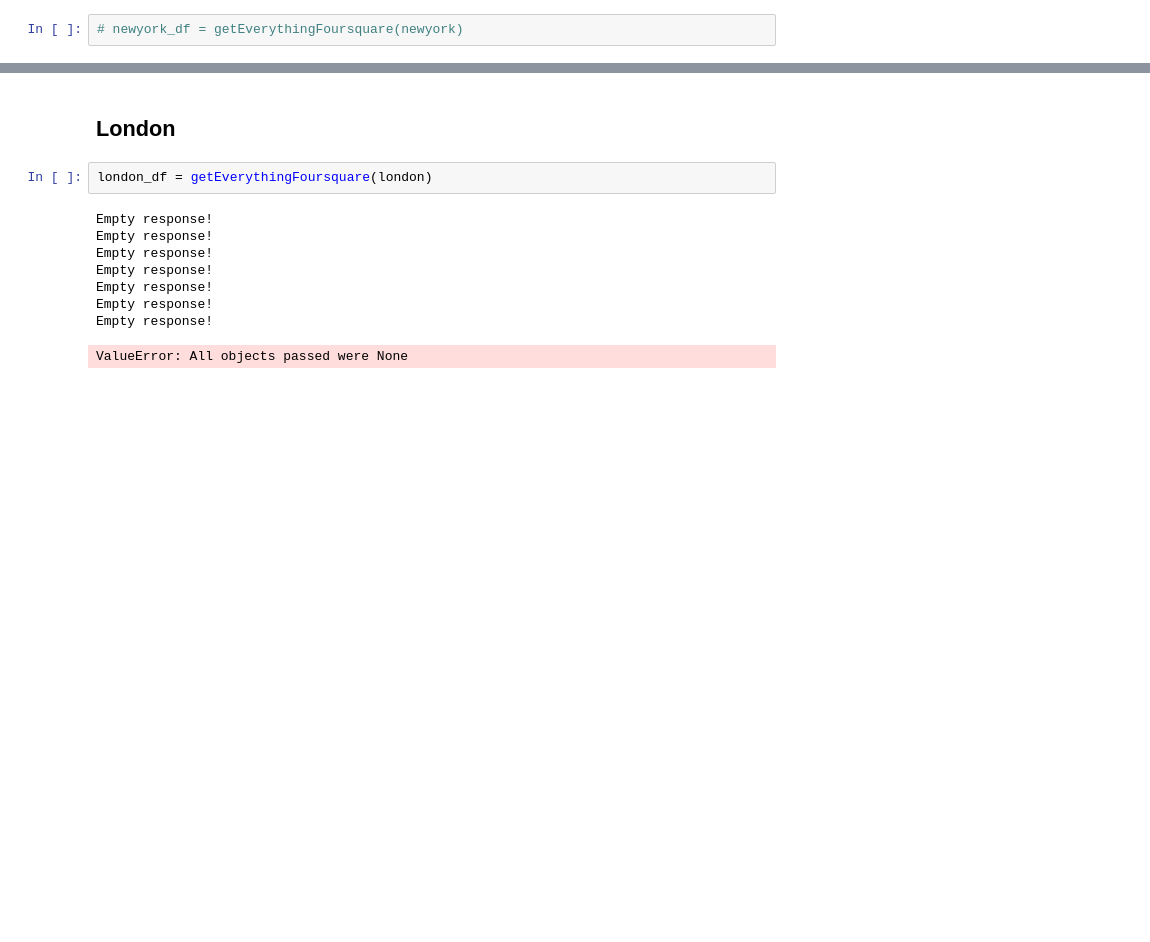
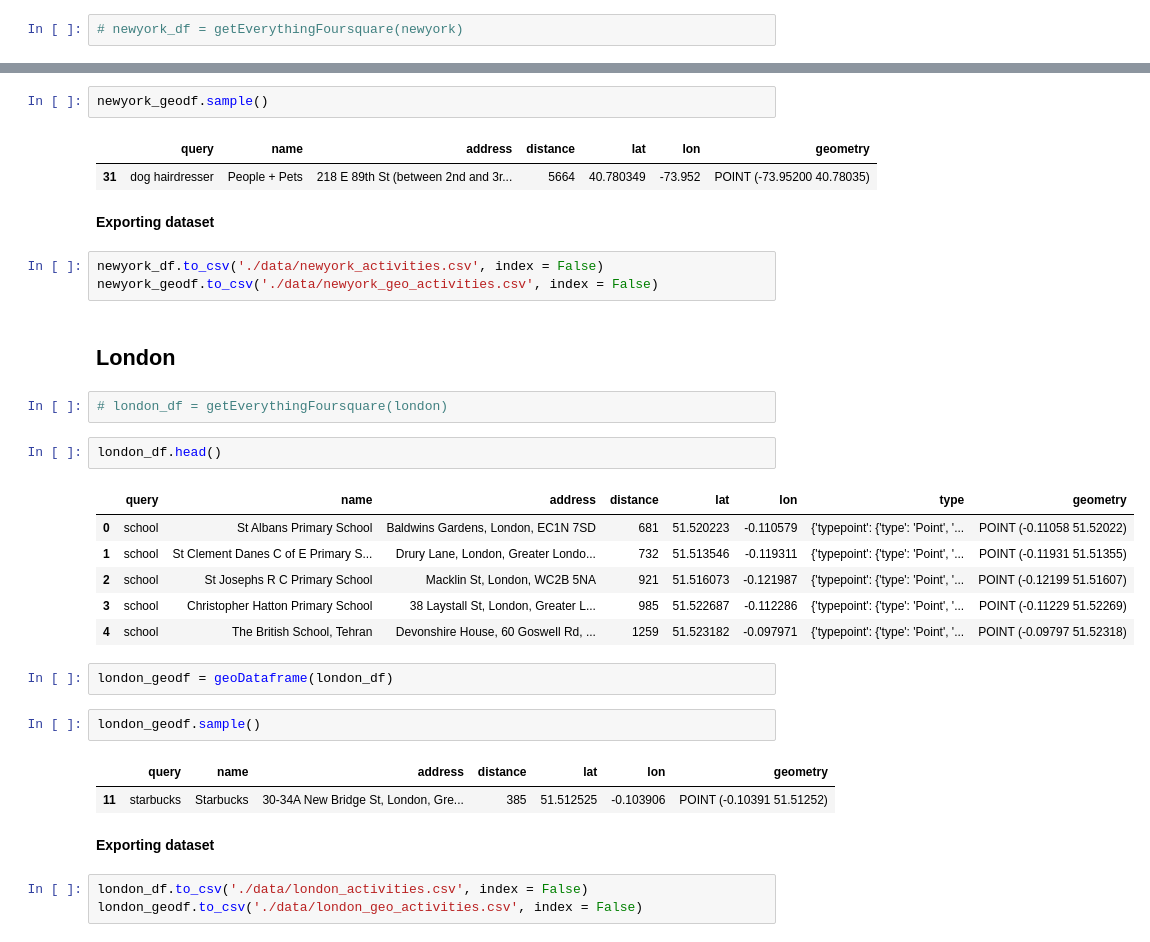
Before and after one commit to mplanasgit/project-3, a Jupyter notebook: comparing.ipynb, the cells around one changed output, grey strips where cells are left out. Cells and saved outputs as stored; diff of their text form; blank space fills up the shorter version.

Commit message:
exported data of each city

```diff
--- a/comparing.ipynb
+++ b/comparing.ipynb
@@ -380,13 +247,35 @@ newyork_dog
+# %%
+newyork_geodf.sample()
+# %% [output]
+|  | query | name | address | distance | lat | lon | geometry |
+| 31 | dog hairdresser | People + Pets | 218 E 89th St (between 2nd and 3r... | 5664 | 40.780349 | -73.952 | POINT (-73.95200 40.78035) |
+# %% [markdown]
+**Exporting dataset**
+# %%
+newyork_df.to_csv('./data/newyork_activities.csv', index = False)
+newyork_geodf.to_csv('./data/newyork_geo_activities.csv', index = False)
 # %% [markdown]
 ## London
 # %%
-london_df = getEverythingFoursquare(london)
+# london_df = getEverythingFoursquare(london)
-# %% [output]
-Empty response!
-Empty response!
-Empty response!
-Empty response!
-Empty response!
-Empty response!
-Empty response!
-ValueError: All objects passed were None
+# %%
+london_df.head()
+# %% [output]
+|  | query | name | address | distance | lat | lon | type | geometry |
+| 0 | school | St Albans Primary School | Baldwins Gardens, London, EC1N 7SD | 681 | 51.520223 | -0.110579 | {'typepoint': {'type': 'Point', '... | POINT (-0.11058 51.52022) |
+| 1 | school | St Clement Danes C of E Primary S... | Drury Lane, London, Greater Londo... | 732 | 51.513546 | -0.119311 | {'typepoint': {'type': 'Point', '... | POINT (-0.11931 51.51355) |
+| 2 | school | St Josephs R C Primary School | Macklin St, London, WC2B 5NA | 921 | 51.516073 | -0.121987 | {'typepoint': {'type': 'Point', '... | POINT (-0.12199 51.51607) |
+| 3 | school | Christopher Hatton Primary School | 38 Laystall St, London, Greater L... | 985 | 51.522687 | -0.112286 | {'typepoint': {'type': 'Point', '... | POINT (-0.11229 51.52269) |
+| 4 | school | The British School, Tehran | Devonshire House, 60 Goswell Rd, ... | 1259 | 51.523182 | -0.097971 | {'typepoint': {'type': 'Point', '... | POINT (-0.09797 51.52318) |
+# %%
+london_geodf = geoDataframe(london_df)
+# %%
+london_geodf.sample()
+# %% [output]
+|  | query | name | address | distance | lat | lon | geometry |
+| 11 | starbucks | Starbucks | 30-34A New Bridge St, London, Gre... | 385 | 51.512525 | -0.103906 | POINT (-0.10391 51.51252) |
+# %% [markdown]
+**Exporting dataset**
+# %%
+london_df.to_csv('./data/london_activities.csv', index = False)
+london_geodf.to_csv('./data/london_geo_activities.csv', index = False)
```
Also changed, not shown: parts of 56 cells of this notebook, 13 other files.
